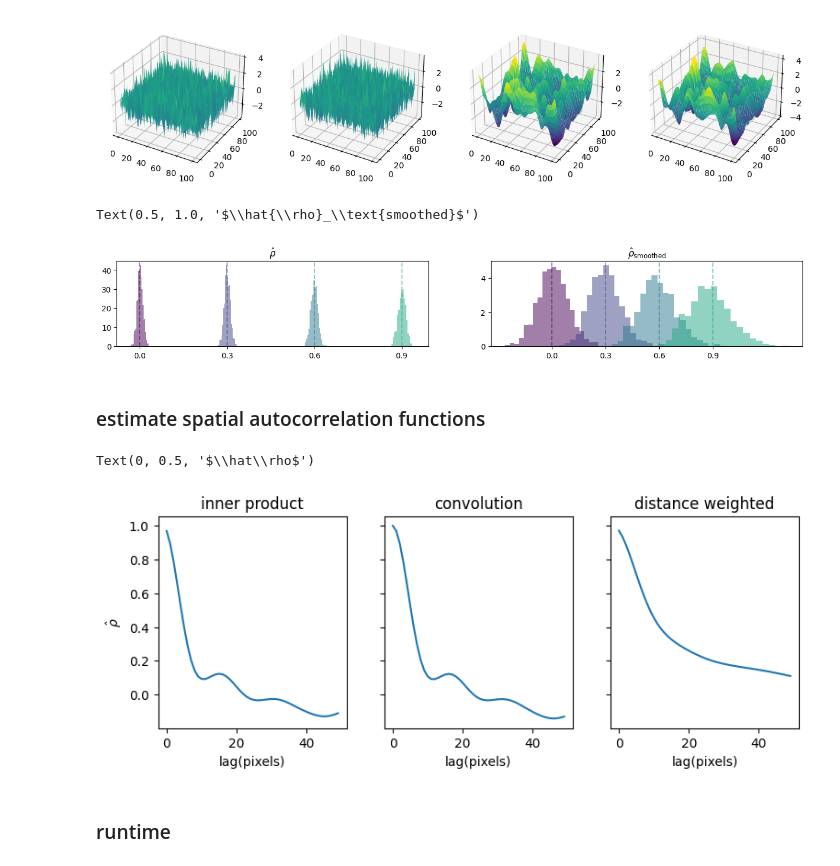
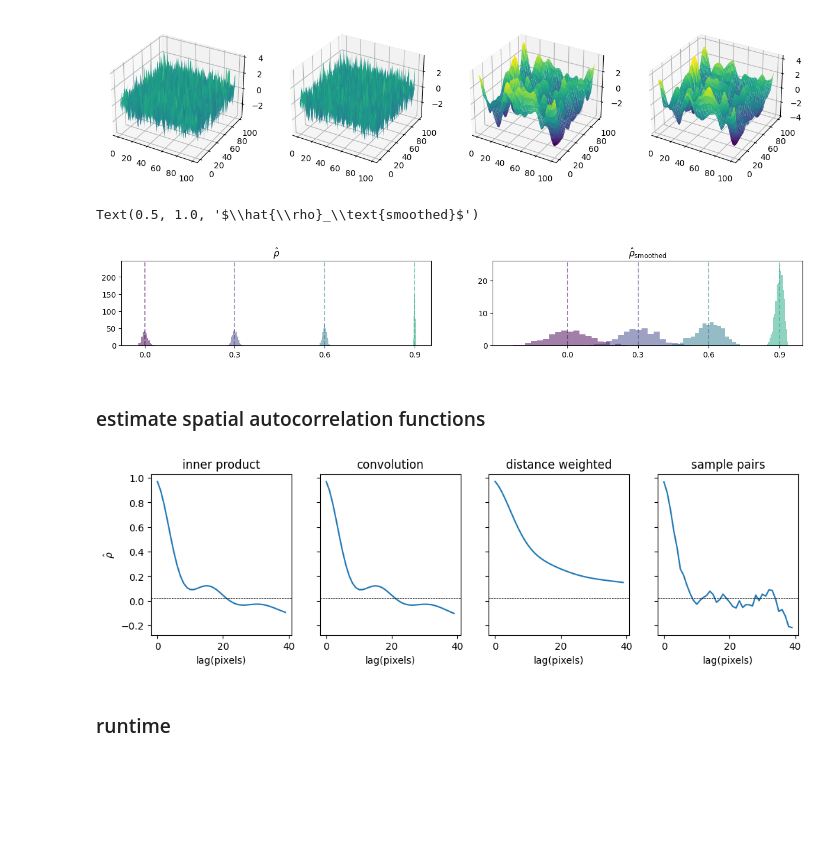
Before and after one commit to griegner/compare-brain-maps, a Jupyter notebook: examples/volumetric-simulation.ipynb, the cells around one changed output. Saved outputs shown, nothing was run; the diff lists cells and outputs as text; code cells hidden in the pictures; blank space fills up the shorter version.

Commit message:
add random sample acf implementation

```diff
--- a/examples/volumetric-simulation.ipynb
+++ b/examples/volumetric-simulation.ipynb
@@ -73,7 +73,11 @@ axs[3].plot_surface(x, y, img1_smoothed, **plot_surface_kwargs)
 def xcorr(img):
     """Estimate the sample correlation (`rho hat`) between two flattened images (vectors)."""
     img_to_vec = img.reshape(-1, img.shape[-1])
-    return img_to_vec[:, 0].dot(img_to_vec[:, 1]) / img_to_vec.shape[0]
+    return (
+        img_to_vec[:, 0].dot(img_to_vec[:, 1])
+        / (img_to_vec[:, 0].std() * img_to_vec[:, 1].std())
+        / img_to_vec.shape[0]
+    )
 
 
 # initialize simulation results
@@ -118,7 +122,7 @@ axs[0].set_title(r"$\hat{\rho}$")
 axs[1].set_title(r"$\hat{\rho}_\text{smoothed}$")
 # %% [output]
 Text(0.5, 1.0, '$\\hat{\\rho}_\\text{smoothed}$')
-[figure, old version]
+[figure, new version]
 # %% [markdown]
 ### estimate spatial autocorrelation functions
 # %%
@@ -171,22 +196,30 @@ def acf_distance_weighted(img, n_lags):
 # %%
-n_lags = 50
-acf_product = acf_inner_product(imgs_smoothed[:, :, 0], n_lags)
-acf_conv = acf_convolution(imgs_smoothed[:, :, 0], n_lags)
-acf_distance = acf_distance_weighted(imgs_smoothed[:, :, 0], n_lags)
+n_lags = 40
+img_smoothed = imgs_smoothed[:, :, 0]
+acf_product = acf_inner_product(img_smoothed, n_lags)
+acf_conv = acf_convolution(img_smoothed, n_lags)
+acf_distance = acf_distance_weighted(img_smoothed, n_lags)
+acf_pairs = acf_sample_pairs(img_smoothed, n_lags, 1000)
 
-fig, axs = plt.subplots(1, 3, figsize=(9, 3), sharey=True)
+fig, axs = plt.subplots(1, 4, figsize=(12, 3), sharey=True)
 axs[0].plot(acf_product)
 axs[0].set_title("inner product")
+axs[0].set_ylabel(r"$\hat\rho$")
 axs[1].plot(acf_conv)
 axs[1].set_title("convolution")
 axs[2].plot(acf_distance)
 axs[2].set_title("distance weighted")
+axs[3].plot(acf_pairs)
+axs[3].set_title("sample pairs")
 
-[ax.set_xlabel("lag(pixels)") for ax in axs]
-axs[0].set_ylabel(r"$\hat\rho$")
+# approximate normality of ACF, and sampling variance 1/n_pixels
+bnd = (np.sqrt(2) * 1.3859) / np.sqrt(img_smoothed.size)
+
+for ax in axs:
+    ax.set_xlabel("lag(pixels)")
+    ax.axhline(y=bnd, color="k", lw=0.5, linestyle="--")
 # %% [output]
-Text(0, 0.5, '$\\hat\\rho$')
-[figure, old version]
+[figure, new version]
 # %% [markdown]
 ### runtime
 # %%
```
Also changed, not shown: parts of 5 cells of this notebook.
